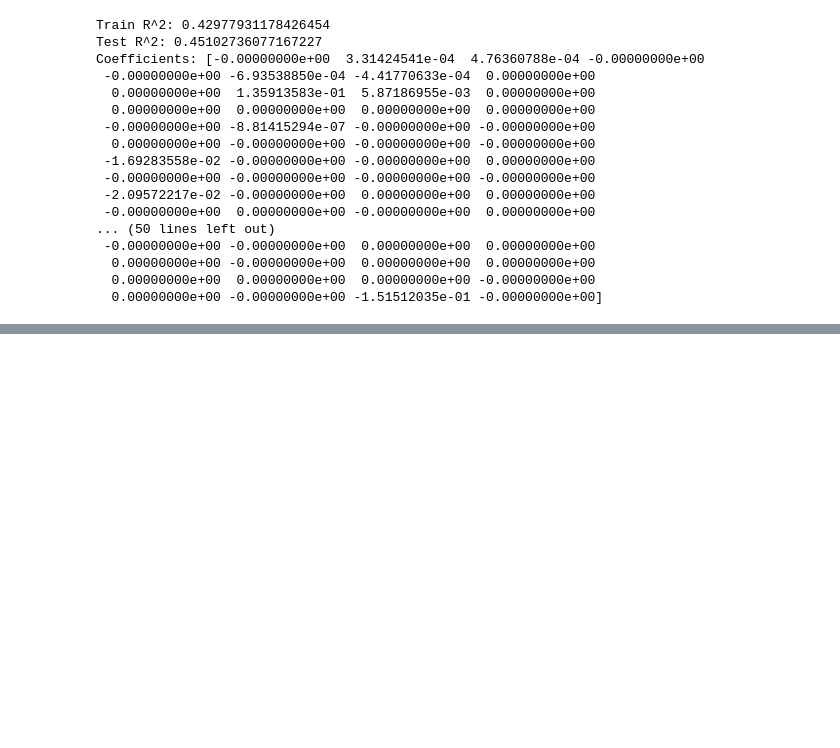
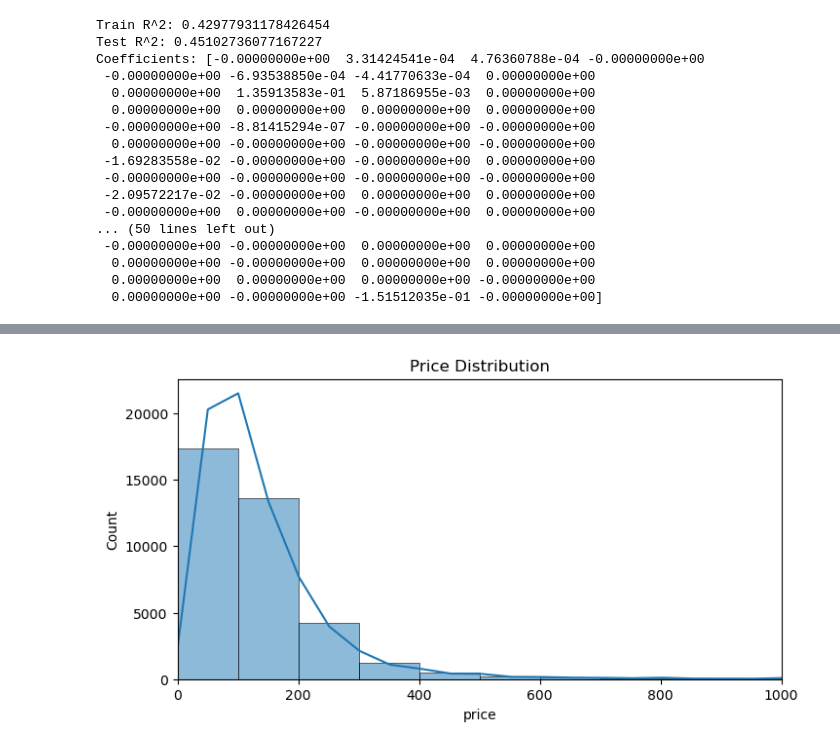
Before and after one commit to bluenightx/Test_ML, a Jupyter notebook: Test-Final.ipynb, the cells around one changed output, grey strips where cells are left out. Cells and saved outputs as stored; diff of their text form; code cells hidden in the pictures; blank space fills up the shorter version.

```diff
--- a/Test-Final.ipynb
+++ b/Test-Final.ipynb
@@ -438,0 +773,8 @@ Coefficients: [-0.00000000e+00  3.31424541e-04  4.76360788e-04 -0.00000000e+00
+# %%
+plt.figure(figsize=(8,4))
+sns.histplot(airbnb_crime['price'], bins=100, kde=True)
+plt.xlim(0, 1000)  # zoom to remove outliers
+plt.title("Price Distribution")
+plt.show()
+# %% [output]
+[figure, added]
```
Also changed, not shown: parts of 20 cells of this notebook.
